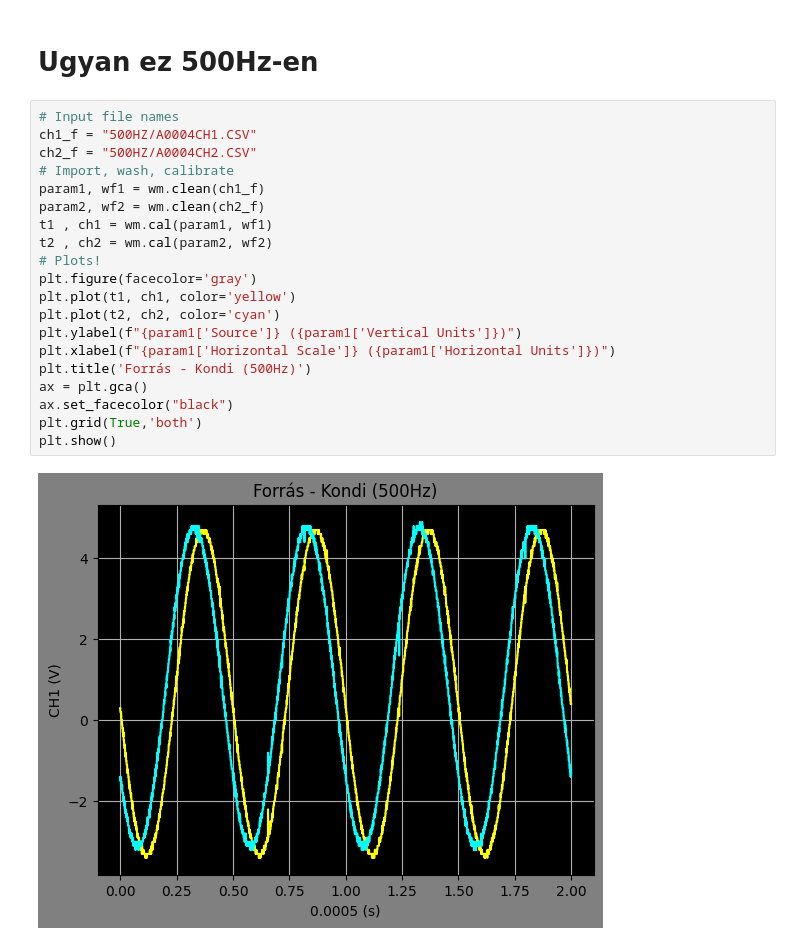
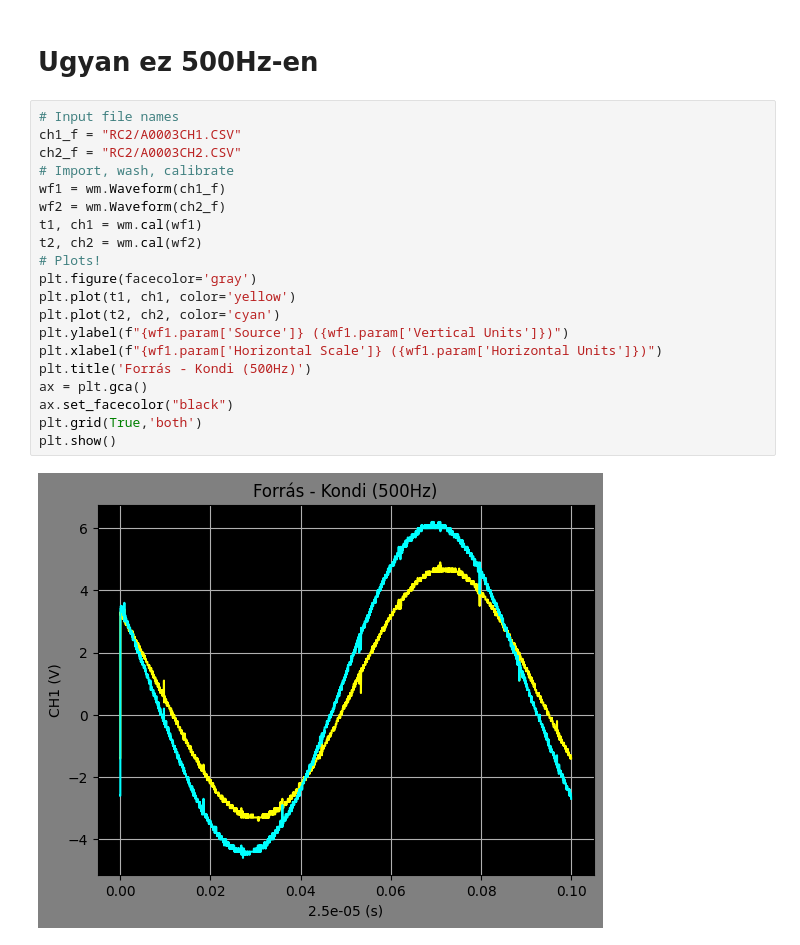
Before and after one commit to Petint/PATAKY-MERES, a Jupyter notebook: Untitled-1.ipynb, the cells around one changed output. Drawn from its saved outputs; the diff is of its cells as text.

```diff
--- a/Untitled-1.ipynb
+++ b/Untitled-1.ipynb
@@ -58,26 +101,26 @@ plt.show()
 # Ugyan ez 500Hz-en
 # %%
 # Input file names
-ch1_f = "500HZ/A0004CH1.CSV"
-ch2_f = "500HZ/A0004CH2.CSV"
+ch1_f = "RC2/A0003CH1.CSV"
+ch2_f = "RC2/A0003CH2.CSV"
 # Import, wash, calibrate
-param1, wf1 = wm.clean(ch1_f)
-param2, wf2 = wm.clean(ch2_f)
-t1 , ch1 = wm.cal(param1, wf1)
-t2 , ch2 = wm.cal(param2, wf2)
+wf1 = wm.Waveform(ch1_f)
+wf2 = wm.Waveform(ch2_f)
+t1, ch1 = wm.cal(wf1)
+t2, ch2 = wm.cal(wf2)
 # Plots!
 plt.figure(facecolor='gray')
 plt.plot(t1, ch1, color='yellow')
 plt.plot(t2, ch2, color='cyan')
-plt.ylabel(f"{param1['Source']} ({param1['Vertical Units']})")
-plt.xlabel(f"{param1['Horizontal Scale']} ({param1['Horizontal Units']})")
+plt.ylabel(f"{wf1.param['Source']} ({wf1.param['Vertical Units']})")
+plt.xlabel(f"{wf1.param['Horizontal Scale']} ({wf1.param['Horizontal Units']})")
 plt.title('Forrás - Kondi (500Hz)')
 ax = plt.gca()
 ax.set_facecolor("black")
 plt.grid(True,'both')
 plt.show()
 # %% [output]
-[figure, old version]
+[figure, new version]
 # %%
 plt.figure(facecolor='gray')
 plt.scatter(ch1, ch2, color='yellow')
```
Also changed, not shown: parts of 7 cells of this notebook, 1 other file.
